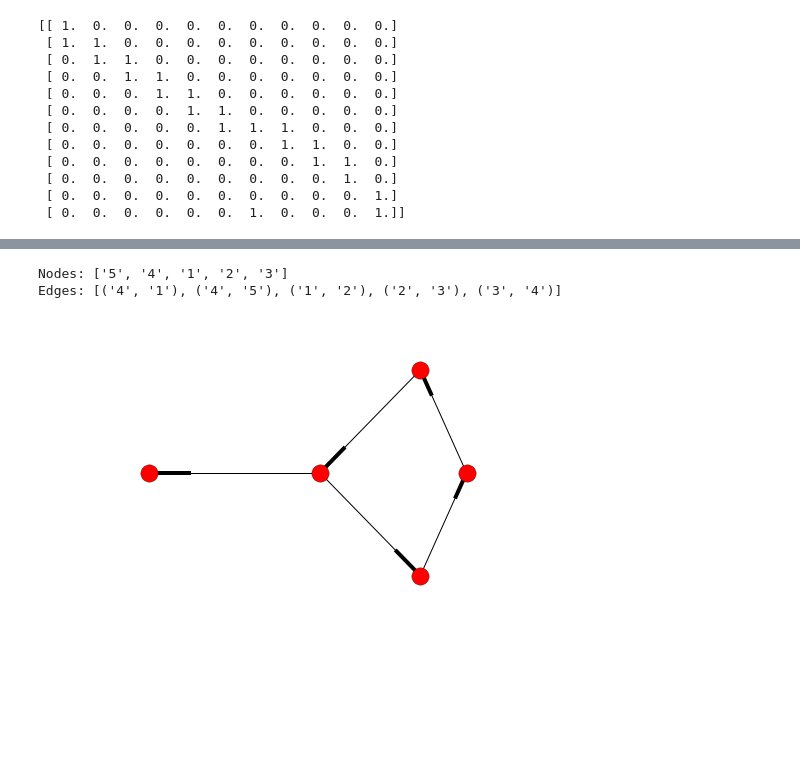
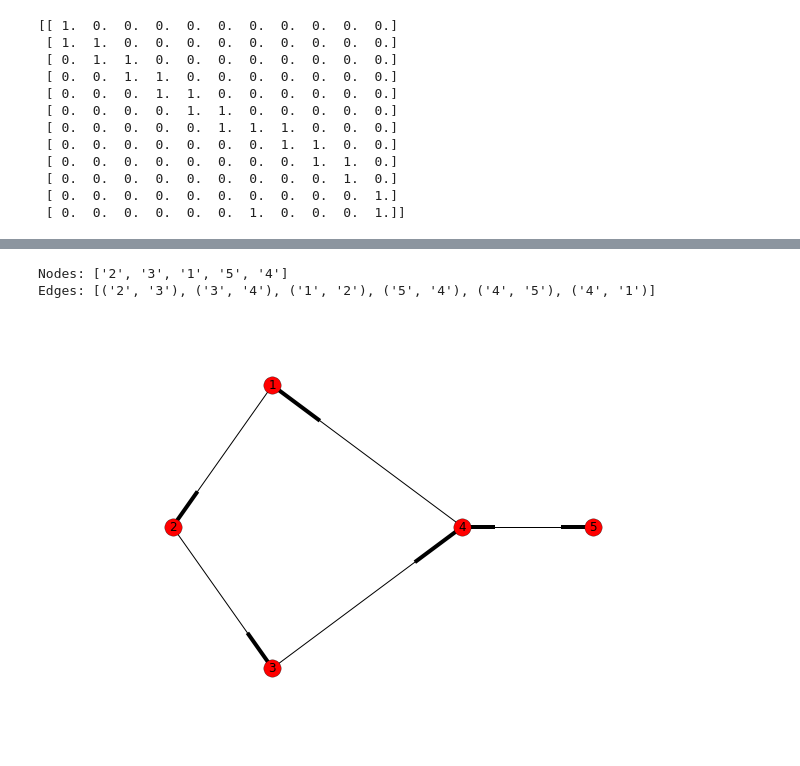
Before and after one commit to lcdm-uiuc/info490-sp16, a Jupyter notebook: Week10/notebooks/intro2na-gc.ipynb, the cells around one changed output, grey strips where cells are left out. Drawn from its saved outputs; the diff is of its cells as text; code cells hidden in the pictures; blank space fills up the shorter version.

```diff
--- a/Week10/notebooks/intro2na-gc.ipynb
+++ b/Week10/notebooks/intro2na-gc.ipynb
@@ -345,19 +490,22 @@ print(inc_mat.todense())
 # %%
+# Create a directed graph, add nodes and edges.
 dg = nx.DiGraph()
 dg.add_nodes_from(['1', '2', '3', '4', '5'])
 dg.add_edge('1', '2')
 dg.add_edge('2', '3')
 dg.add_edge('3', '4')
 dg.add_edge('4', '1')
 dg.add_edge('4', '5')
+dg.add_edge('5', '4')
 
+# Display nodes, edges, and the graph.
 print('Nodes:', dg.nodes())
 print('Edges:', dg.edges())
 
-nx.draw_spectral(dg)
+nx.draw_spectral(dg, with_labels=True)
 plt.show()
 # %% [output]
-Nodes: ['5', '4', '1', '2', '3']
-Edges: [('4', '1'), ('4', '5'), ('1', '2'), ('2', '3'), ('3', '4')]
+Nodes: ['2', '3', '1', '5', '4']
+Edges: [('2', '3'), ('3', '4'), ('1', '2'), ('5', '4'), ('4', '5'), ('4', '1')]
-[figure, old version]
+[figure, new version]
 # %%
```
Also changed, not shown: parts of 37 cells of this notebook.
